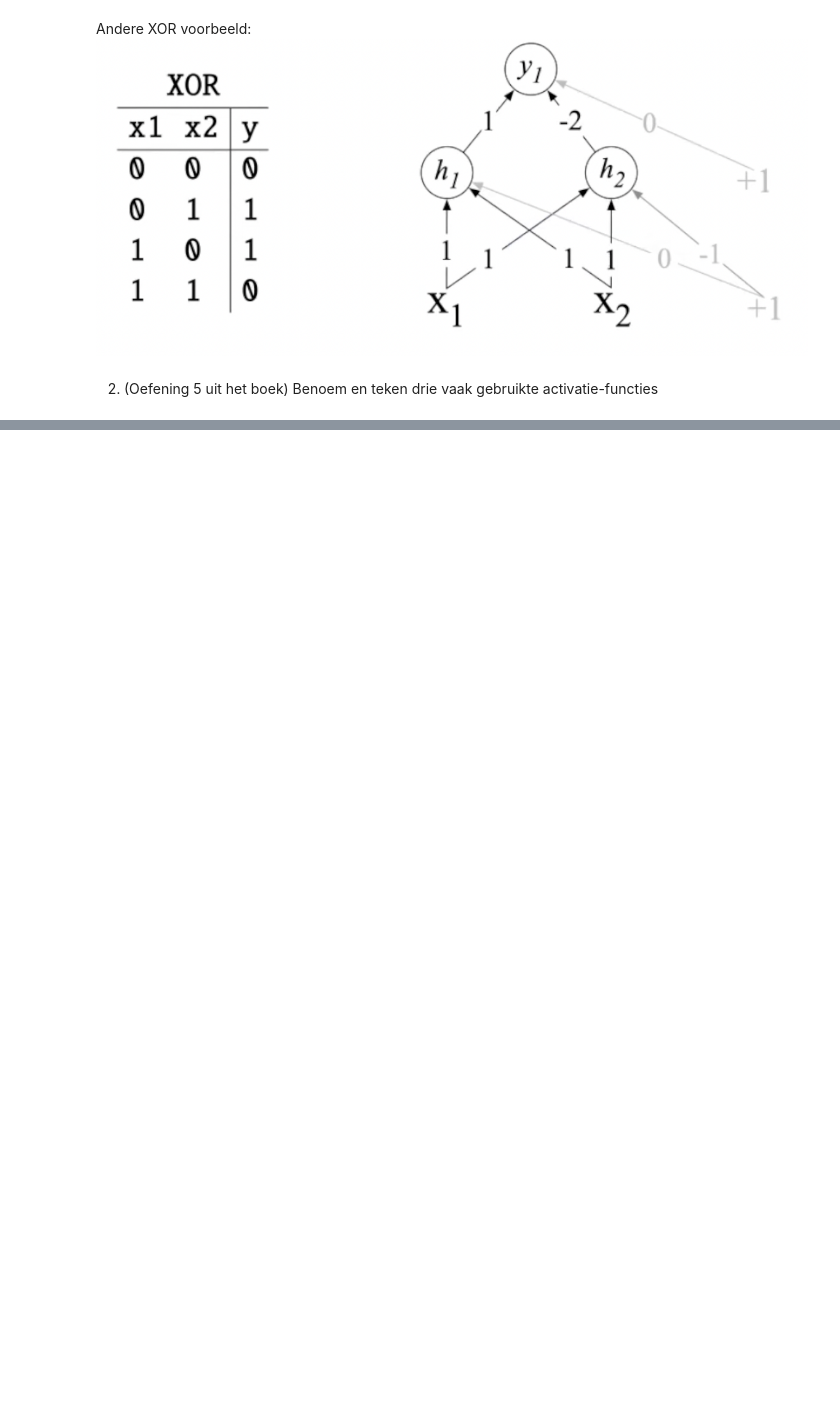
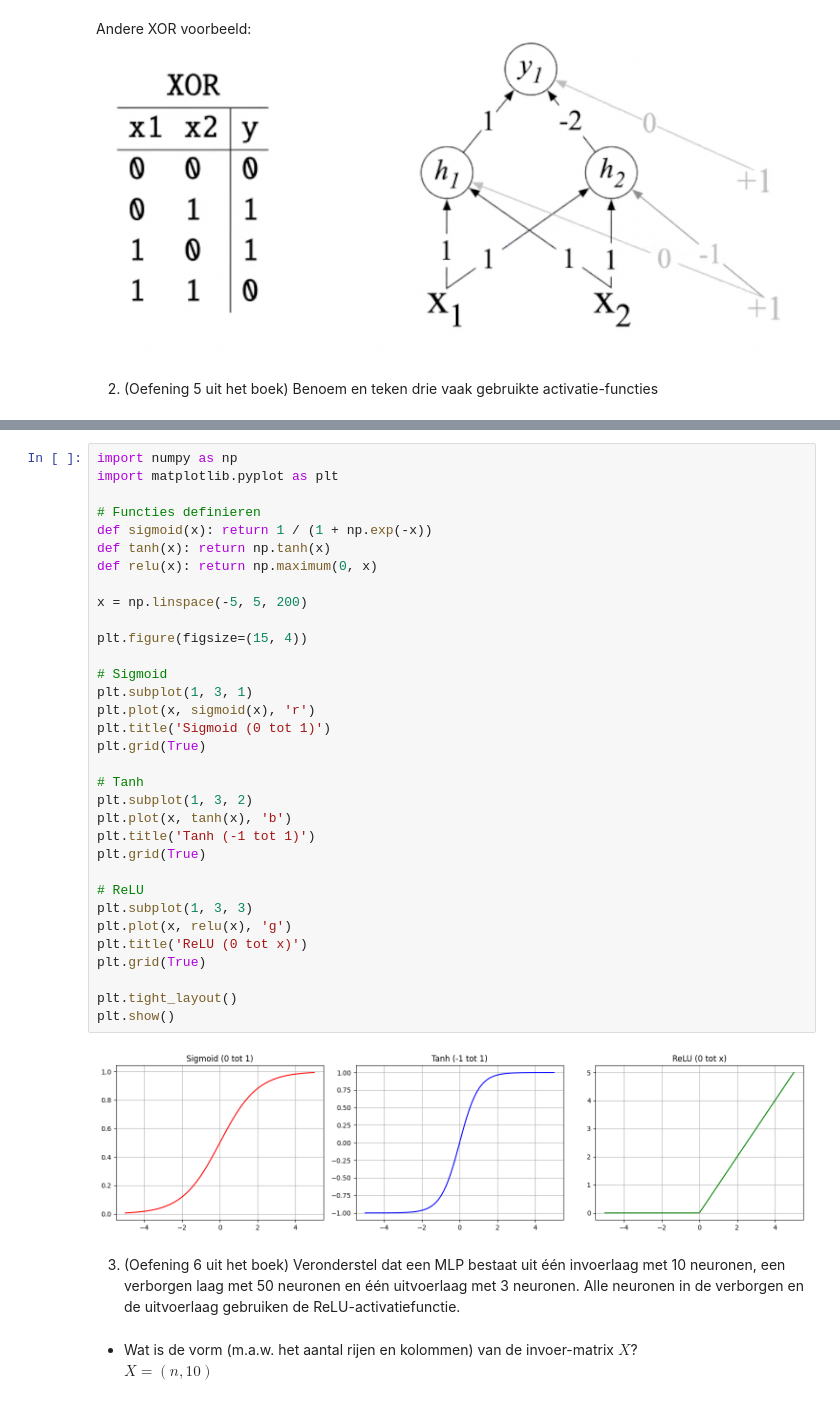
Before and after one commit to Bataklik/Deep_Learning_Exercises, a Jupyter notebook: voorbeeldexamen/theorie-vragen/hfd-10.ipynb, the cells around one changed output, grey strips where cells are left out. Cells and saved outputs as stored; diff of their text form; blank space fills up the shorter version.

```diff
--- a/voorbeeldexamen/theorie-vragen/hfd-10.ipynb
+++ b/voorbeeldexamen/theorie-vragen/hfd-10.ipynb
@@ -84,0 +177,40 @@ Andere XOR voorbeeld:
+# %%
+import numpy as np
+import matplotlib.pyplot as plt
+
+# Functies definieren
+def sigmoid(x): return 1 / (1 + np.exp(-x))
+def tanh(x): return np.tanh(x)
+def relu(x): return np.maximum(0, x)
+
+x = np.linspace(-5, 5, 200)
+
+plt.figure(figsize=(15, 4))
+
+# Sigmoid
+plt.subplot(1, 3, 1)
+plt.plot(x, sigmoid(x), 'r')
+plt.title('Sigmoid (0 tot 1)')
+plt.grid(True)
+
+# Tanh
+plt.subplot(1, 3, 2)
+plt.plot(x, tanh(x), 'b')
+plt.title('Tanh (-1 tot 1)')
+plt.grid(True)
+
+# ReLU
+plt.subplot(1, 3, 3)
+plt.plot(x, relu(x), 'g')
+plt.title('ReLU (0 tot x)')
+plt.grid(True)
+
+plt.tight_layout()
+plt.show()
+# %% [output]
+[figure, added]
+# %% [markdown]
+3. (Oefening 6 uit het boek) Veronderstel dat een MLP bestaat uit één invoerlaag met 10 neuronen, een verborgen laag met 50 neuronen en één uitvoerlaag met 3 neuronen. Alle neuronen in de verborgen en de uitvoerlaag gebruiken de ReLU-activatiefunctie.
+# %% [markdown]
+   - Wat is de vorm (m.a.w. het aantal rijen en kolommen) van de invoer-matrix $X$?\
+    $X = (n,10)$
```
Also changed, not shown: parts of 14 cells of this notebook.
